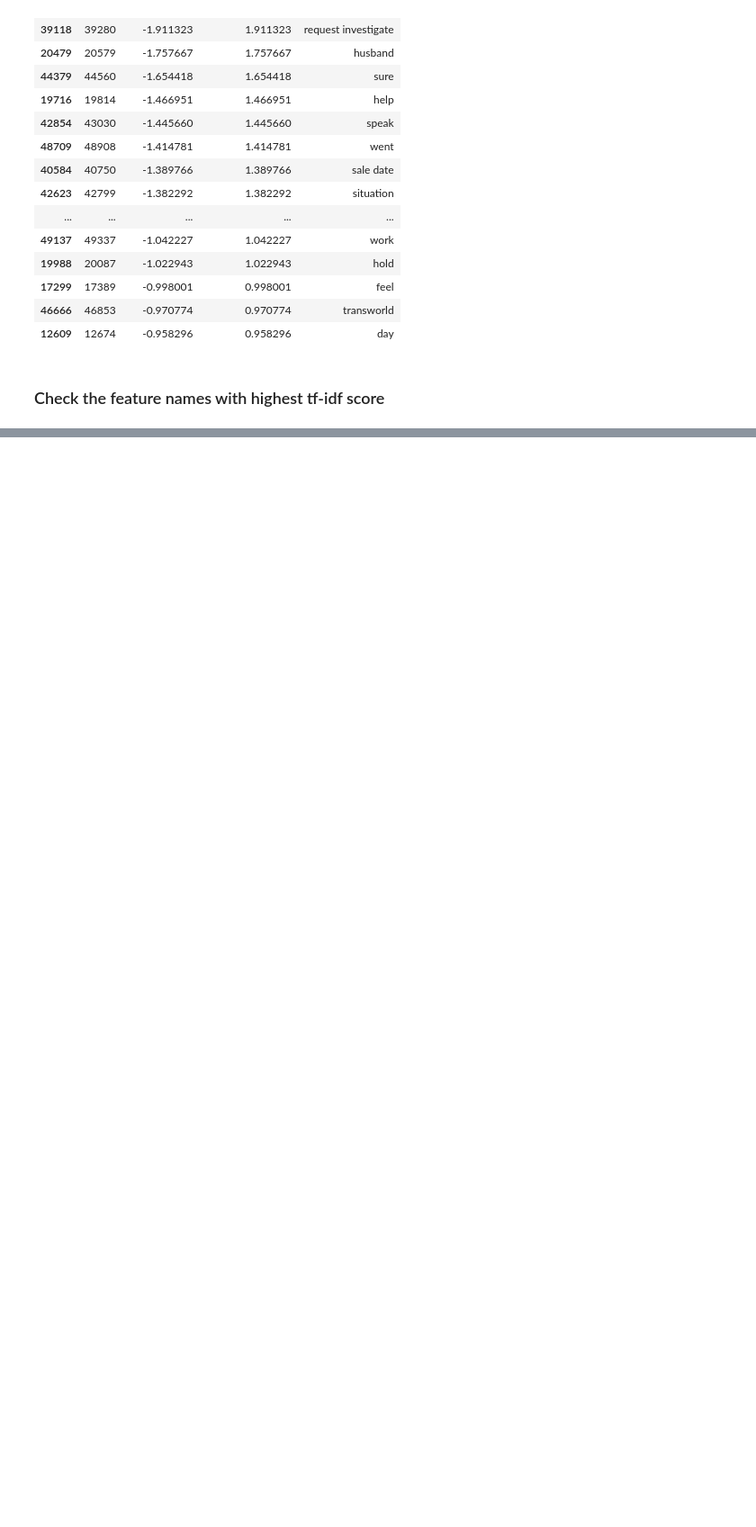
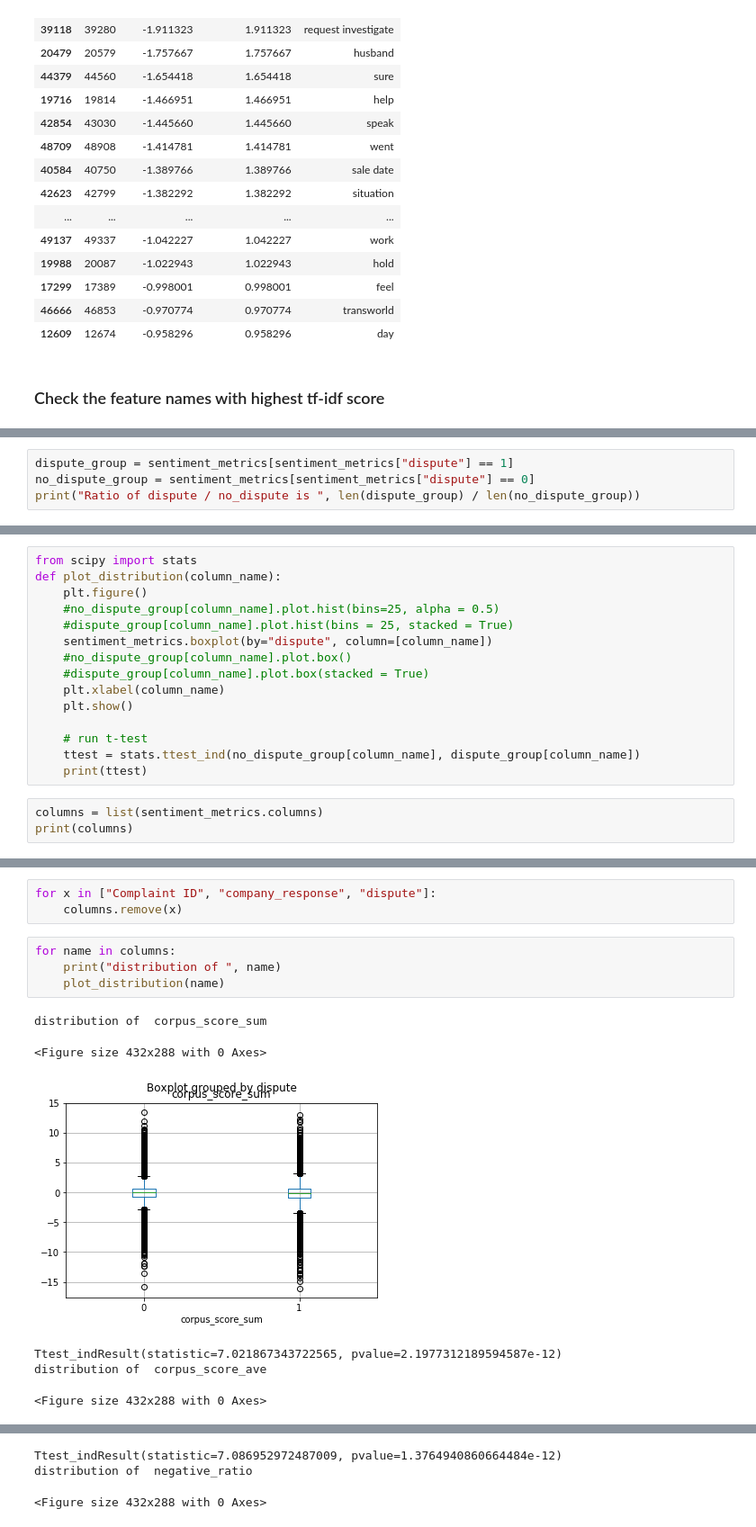
Before and after one commit to haolin-ds/ComplaintsAnalysis, a Jupyter notebook: model_analysis.ipynb, the cells around one changed output, grey strips where cells are left out. Shown: that part at 90% size. Drawn from its saved outputs; the diff is of its cells as text; blank space fills up the shorter version.

```diff
--- a/model_analysis.ipynb
+++ b/model_analysis.ipynb
@@ -129,0 +196,4 @@ complaints = pd.read_csv("Complaint")
+# %%
+dispute_group = sentiment_metrics[sentiment_metrics["dispute"] == 1]
+no_dispute_group = sentiment_metrics[sentiment_metrics["dispute"] == 0]
+print("Ratio of dispute / no_dispute is ", len(dispute_group) / len(no_dispute_group))
@@ -129,0 +204,18 @@ complaints = pd.read_csv("Complaint")
+# %%
+from scipy import stats
+def plot_distribution(column_name):
+    plt.figure()
+    #no_dispute_group[column_name].plot.hist(bins=25, alpha = 0.5)
+    #dispute_group[column_name].plot.hist(bins = 25, stacked = True)
+    sentiment_metrics.boxplot(by="dispute", column=[column_name])
+    #no_dispute_group[column_name].plot.box()
+    #dispute_group[column_name].plot.box(stacked = True)
+    plt.xlabel(column_name)
+    plt.show()
+
+    # run t-test
+    ttest = stats.ttest_ind(no_dispute_group[column_name], dispute_group[column_name])
+    print(ttest)
+# %%
+columns = list(sentiment_metrics.columns)
+print(columns)
@@ -129,0 +224,14 @@ complaints = pd.read_csv("Complaint")
+# %%
+for x in ["Complaint ID", "company_response", "dispute"]:
+    columns.remove(x)
+# %%
+for name in columns:
+    print("distribution of ", name)
+    plot_distribution(name)
+# %% [output]
+distribution of  corpus_score_sum
+<Figure size 432x288 with 0 Axes>
+[figure, added]
+Ttest_indResult(statistic=7.021867343722565, pvalue=2.1977312189594587e-12)
+distribution of  corpus_score_ave
+<Figure size 432x288 with 0 Axes>
@@ -129,0 +239,3 @@ complaints = pd.read_csv("Complaint")
+Ttest_indResult(statistic=7.086952972487009, pvalue=1.3764940860664484e-12)
+distribution of  negative_ratio
+<Figure size 432x288 with 0 Axes>
```
Also changed, not shown: parts of 18 cells of this notebook, 12 other files.
